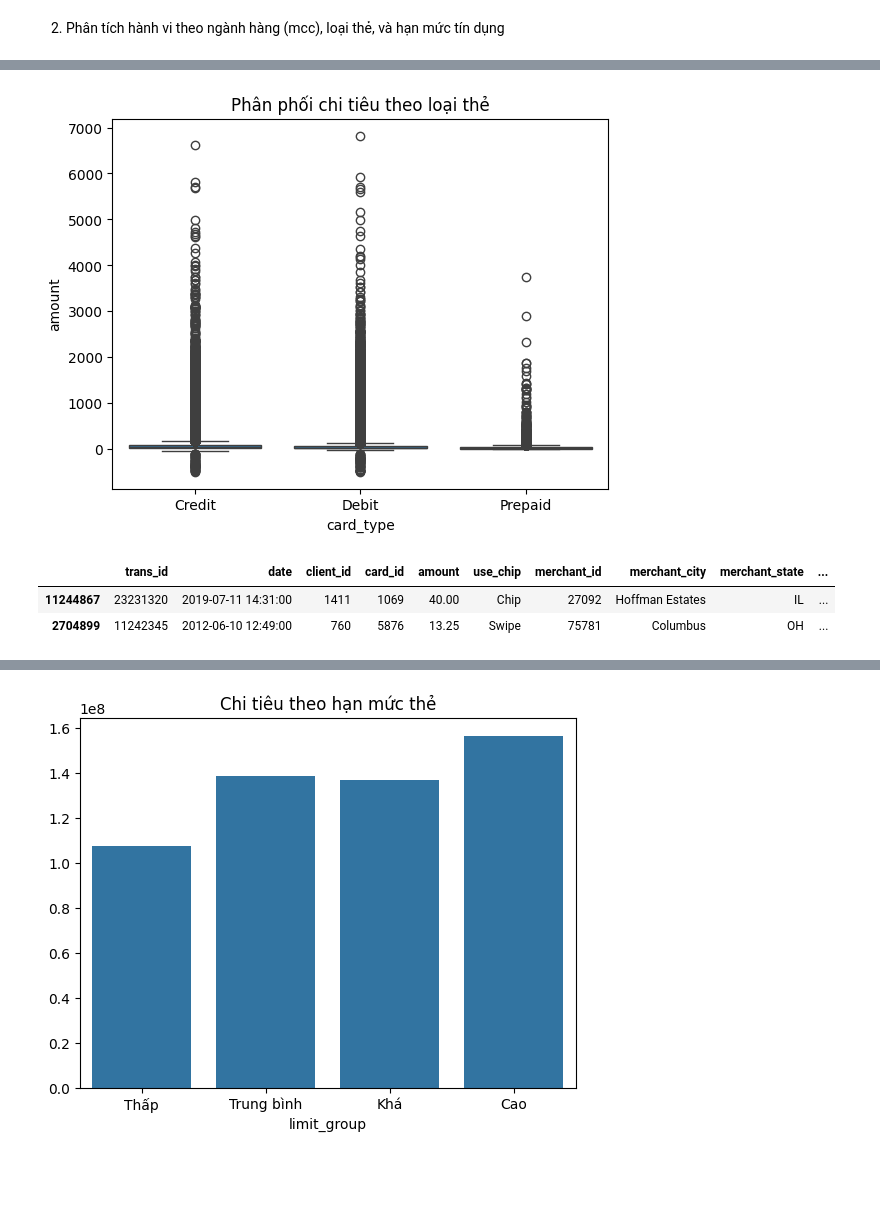
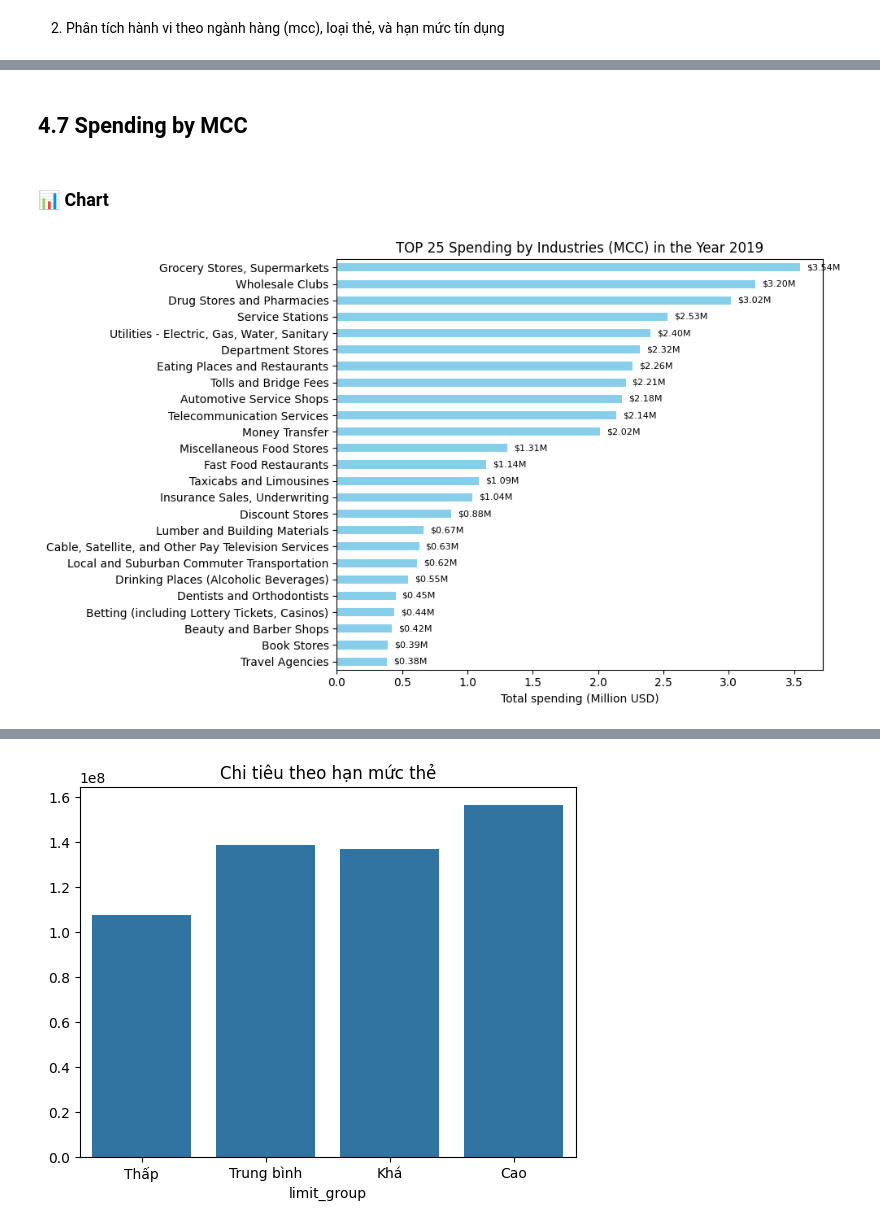
Before and after one commit to TuanTran2025/Final-Project, a Jupyter notebook: Final_Project.ipynb, the cells around one changed output, grey strips where cells are left out. Drawn from its saved outputs; the diff is of its cells as text; code cells hidden in the pictures; blank space fills up the shorter version.

```diff
--- a/Final_Project.ipynb
+++ b/Final_Project.ipynb
@@ -1467,14 +1513,34 @@ plt.show()
-# %%
-trans_card_type = trans_cleaned.merge(cards[['card_id', 'card_type', 'credit_limit']], on='card_id', how='left')
-
-sns.boxplot(x='card_type', y='amount', data=trans_card_type)
-plt.title("Phân phối chi tiêu theo loại thẻ")
-plt.show()
-# %% [output]
-[figure, removed]
-# %%
-trans_card_type.sample(2)
-# %% [output]
-|  | trans_id | date | client_id | card_id | amount | use_chip | merchant_id | merchant_city | merchant_state | ... |
-| 11244867 | 23231320 | 2019-07-11 14:31:00 | 1411 | 1069 | 40.00 | Chip | 27092 | Hoffman Estates | IL | ... |
-| 2704899 | 11242345 | 2012-06-10 12:49:00 | 760 | 5876 | 13.25 | Swipe | 75781 | Columbus | OH | ... |
+# %% [markdown]
+## 4.7 Spending by MCC
+# %% [markdown]
+### 📊 Chart
+# %%
+# Lọc dữ liệu giao dịch trong năm gần nhất
+trans_mcc = trans_cleaned.merge(mcc_codes[['mcc', 'description']], on='mcc', how='left')
+trans_mcc['year'] = trans_mcc['date'].dt.year
+last_year = trans_mcc['year'].max()
+trans_mcc_last_year = trans_mcc[trans_mcc['year'] == last_year]
+
+# Tính tổng chi tiêu theo ngành hàng trong gần nhất (triệu USD)
+spending_last_year_by_industry = (
+    trans_mcc_last_year.groupby('description')['amount']
+    .sum()
+    .sort_values(ascending=False) / 1_000_000  # chuyển sang triệu USD
+).head(25)
+
+# Vẽ biểu đồ
+plt.figure(figsize=(10, 6))
+bars = spending_last_year_by_industry.plot(kind='barh', color='skyblue')
+plt.title(f"TOP 25 Spending by Industries (MCC) in the Year {last_year}")
+plt.xlabel("Total spending (Million USD)")
+plt.ylabel("")
+
+# Thêm giá trị chi tiêu lên biểu đồ
+for index, value in enumerate(spending_last_year_by_industry):
+    plt.text(value + 0.05, index, f"${value:.2f}M", va='center', fontsize=8)
+
+plt.gca().invert_yaxis()  # Để ngành chi tiêu nhiều nhất nằm trên cùng
+plt.tight_layout()
+plt.show()
+# %% [output]
+[figure, added]
```
Also changed, not shown: parts of 30 cells of this notebook.
